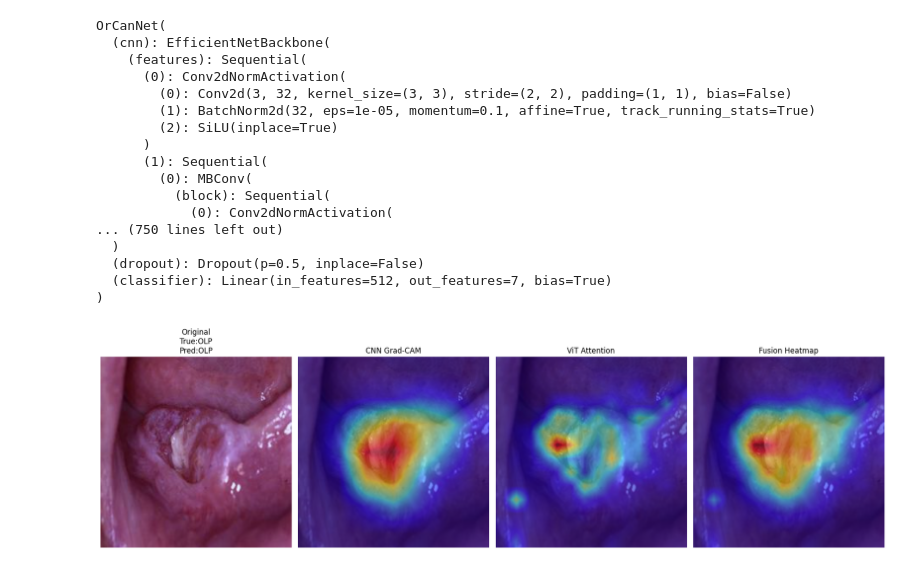
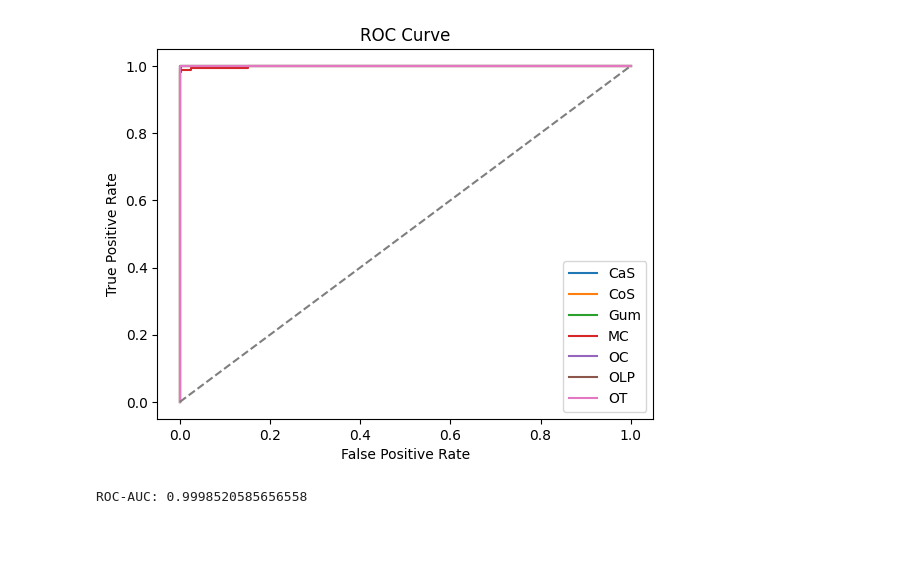
Before and after one commit to santhosh-kumar-karthikeyan/OrCanNet, a Jupyter notebook: CrossAttentionMOD.ipynb, the cells around one changed output. Drawn from its saved outputs; the diff is of its cells as text; code cells hidden in the pictures; blank space fills up the shorter version.

```diff
--- a/CrossAttentionMOD.ipynb
+++ b/CrossAttentionMOD.ipynb
@@ -507,28 +393,0 @@ def overlay_heatmap(image_tensor, heatmap, title):
-# %%
-# Load pretrained model for inference
-model = OrCanNet(num_classes=7).to(device)
-model.load_state_dict(torch.load(
-    "/content/drive/MyDrive/MOD/orcannet_model.pth",
-    map_location=device
-))
-model.eval()
-
-print("Model loaded and ready for visualization")
-# %% [output]
-OrCanNet(
-  (cnn): EfficientNetBackbone(
-    (features): Sequential(
-      (0): Conv2dNormActivation(
-        (0): Conv2d(3, 32, kernel_size=(3, 3), stride=(2, 2), padding=(1, 1), bias=False)
-        (1): BatchNorm2d(32, eps=1e-05, momentum=0.1, affine=True, track_running_stats=True)
-        (2): SiLU(inplace=True)
-      )
-      (1): Sequential(
-        (0): MBConv(
-          (block): Sequential(
-            (0): Conv2dNormActivation(
-... (750 lines left out)
-  )
-  (dropout): Dropout(p=0.5, inplace=False)
-  (classifier): Linear(in_features=512, out_features=7, bias=True)
-)
@@ -597,5 +394,41 @@ def show_all_maps(model, image_tensor, test_dataset):
-# %%
-image, label = test_dataset[38]
-show_all_maps(model, image, test_dataset)
-# %% [output]
-[figure, removed]
+# %%
+all_preds = []
+all_labels = []
+all_probs = []
+
+with torch.no_grad():
+    for images,labels in test_loader:
+        images = images.to(device)
+
+        out,_,_ = model(images)
+
+        probs = torch.softmax(out, dim=1).cpu().numpy()
+        preds = np.argmax(probs, axis=1)
+
+        all_probs.extend(probs)
+        all_preds.extend(preds)
+        all_labels.extend(labels.numpy())
+
+all_probs = np.array(all_probs)
+all_preds = np.array(all_preds)
+all_labels = np.array(all_labels)
+# %%
+y_true_bin = label_binarize(all_labels, classes=list(range(num_classes)))
+
+plt.figure()
+for i in range(num_classes):
+    fpr, tpr, _ = roc_curve(y_true_bin[:, i], all_probs[:, i])
+    plt.plot(fpr, tpr, label=class_names[i])
+
+plt.plot([0,1],[0,1],'--')
+plt.title("ROC Curve")
+plt.xlabel("False Positive Rate")
+plt.ylabel("True Positive Rate")
+plt.legend()
+plt.show()
+
+roc_auc = roc_auc_score(y_true_bin, all_probs, multi_class='ovr')
+print("ROC-AUC:", roc_auc)
+# %% [output]
+[figure, added]
+ROC-AUC: 0.9998520585656558
```
Also changed, not shown: parts of 24 cells of this notebook.
